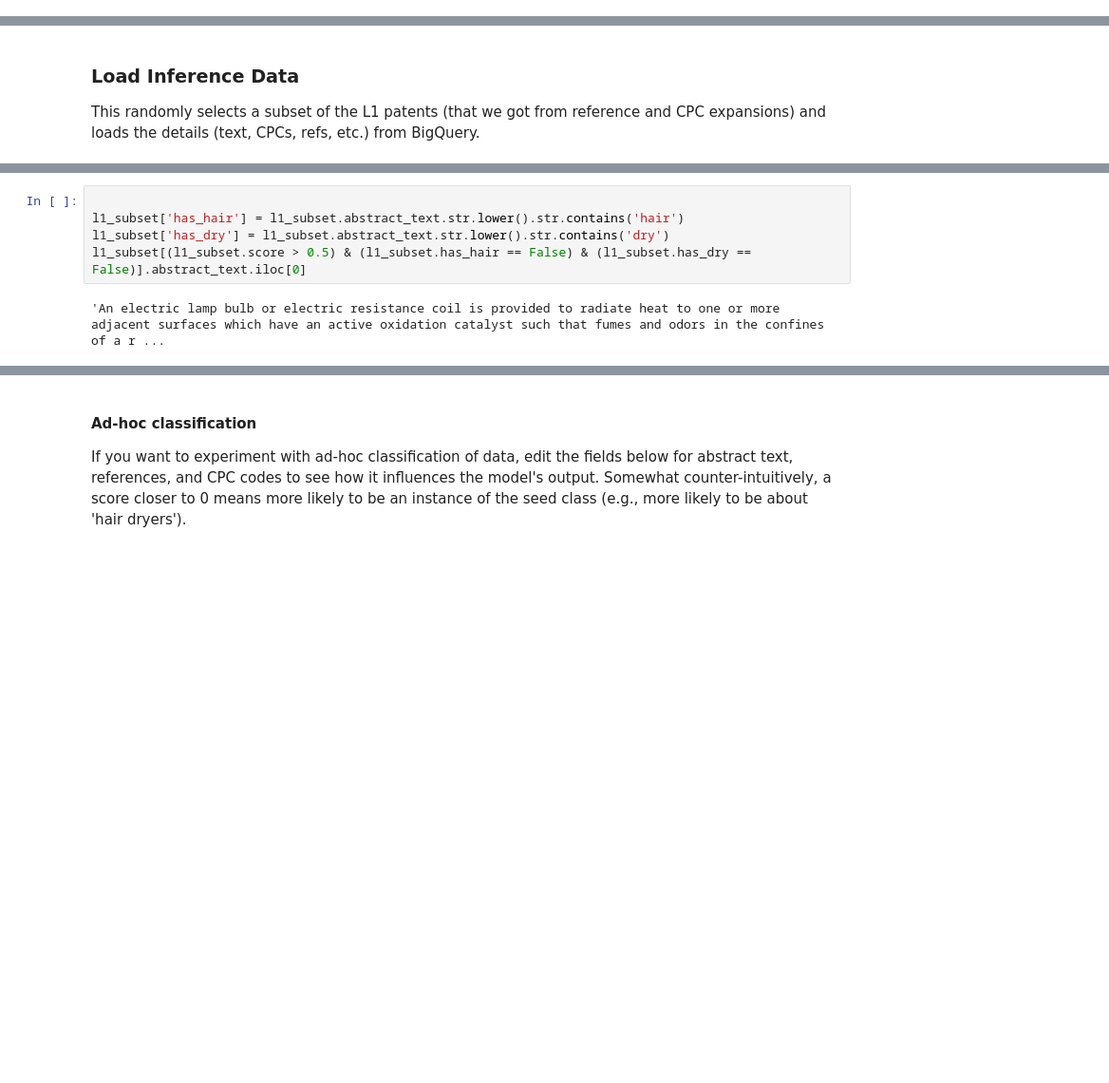
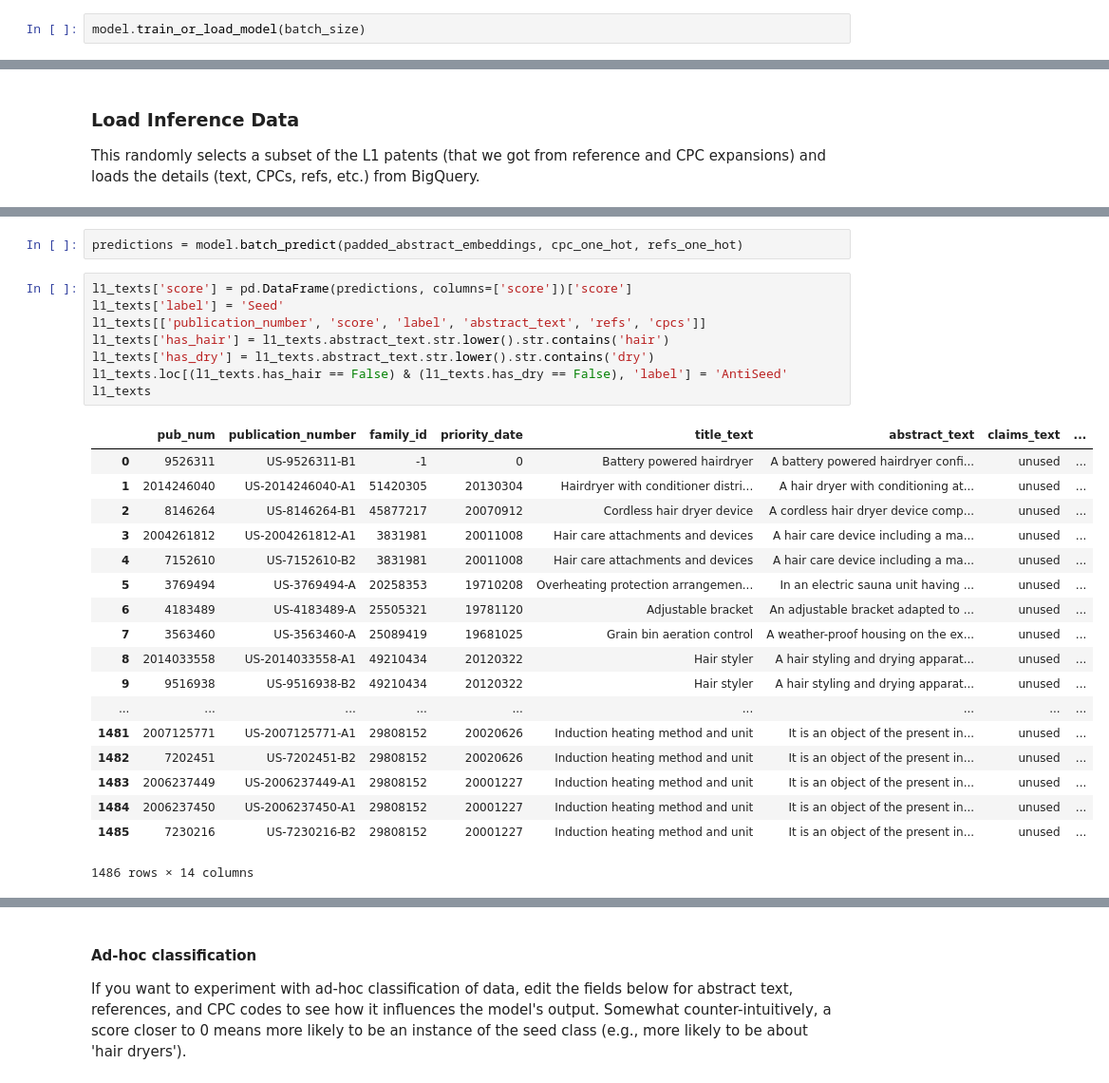
Before and after one commit to google/patents-public-data, a Jupyter notebook: LandscapeNotebook.ipynb, the cells around one changed output, grey strips where cells are left out. Shown at 95% size. Cells and saved outputs as stored; diff of their text form; blank space fills up the shorter version.

```diff
--- a/LandscapeNotebook.ipynb
+++ b/LandscapeNotebook.ipynb
@@ -369,0 +247,2 @@ None
+# %%
+model.train_or_load_model(batch_size)
@@ -452,7 +285,29 @@ l1_subset['score'] = pd.DataFrame(predictions, columns=['score'])['score']
+# %%
+predictions = model.batch_predict(padded_abstract_embeddings, cpc_one_hot, refs_one_hot)
 # %%
-
-l1_subset['has_hair'] = l1_subset.abstract_text.str.lower().str.contains('hair')
-l1_subset['has_dry'] = l1_subset.abstract_text.str.lower().str.contains('dry')
-l1_subset[(l1_subset.score > 0.5) & (l1_subset.has_hair == False) & (l1_subset.has_dry == False)].abstract_text.iloc[0]
+l1_texts['score'] = pd.DataFrame(predictions, columns=['score'])['score']
+l1_texts['label'] = 'Seed'
+l1_texts[['publication_number', 'score', 'label', 'abstract_text', 'refs', 'cpcs']]
+l1_texts['has_hair'] = l1_texts.abstract_text.str.lower().str.contains('hair')
+l1_texts['has_dry'] = l1_texts.abstract_text.str.lower().str.contains('dry')
+l1_texts.loc[(l1_texts.has_hair == False) & (l1_texts.has_dry == False), 'label'] = 'AntiSeed'
+l1_texts
 # %% [output]
+|  | pub_num | publication_number | family_id | priority_date | title_text | abstract_text | claims_text | ... |
+| 0 | 9526311 | US-9526311-B1 | -1 | 0 | Battery powered hairdryer | A battery powered hairdryer confi... | unused | ... |
+| 1 | 2014246040 | US-2014246040-A1 | 51420305 | 20130304 | Hairdryer with conditioner distri... | A hair dryer with conditioning at... | unused | ... |
+| 2 | 8146264 | US-8146264-B1 | 45877217 | 20070912 | Cordless hair dryer device | A cordless hair dryer device comp... | unused | ... |
+| 3 | 2004261812 | US-2004261812-A1 | 3831981 | 20011008 | Hair care attachments and devices | A hair care device including a ma... | unused | ... |
+| 4 | 7152610 | US-7152610-B2 | 3831981 | 20011008 | Hair care attachments and devices | A hair care device including a ma... | unused | ... |
+| 5 | 3769494 | US-3769494-A | 20258353 | 19710208 | Overheating protection arrangemen... | In an electric sauna unit having ... | unused | ... |
+| 6 | 4183489 | US-4183489-A | 25505321 | 19781120 | Adjustable bracket | An adjustable bracket adapted to ... | unused | ... |
+| 7 | 3563460 | US-3563460-A | 25089419 | 19681025 | Grain bin aeration control | A weather-proof housing on the ex... | unused | ... |
+| 8 | 2014033558 | US-2014033558-A1 | 49210434 | 20120322 | Hair styler | A hair styling and drying apparat... | unused | ... |
+| 9 | 9516938 | US-9516938-B2 | 49210434 | 20120322 | Hair styler | A hair styling and drying apparat... | unused | ... |
+| ... | ... | ... | ... | ... | ... | ... | ... | ... |
+| 1481 | 2007125771 | US-2007125771-A1 | 29808152 | 20020626 | Induction heating method and unit | It is an object of the present in... | unused | ... |
+| 1482 | 7202451 | US-7202451-B2 | 29808152 | 20020626 | Induction heating method and unit | It is an object of the present in... | unused | ... |
+| 1483 | 2006237449 | US-2006237449-A1 | 29808152 | 20001227 | Induction heating method and unit | It is an object of the present in... | unused | ... |
+| 1484 | 2006237450 | US-2006237450-A1 | 29808152 | 20001227 | Induction heating method and unit | It is an object of the present in... | unused | ... |
+| 1485 | 7230216 | US-7230216-B2 | 29808152 | 20001227 | Induction heating method and unit | It is an object of the present in... | unused | ... |
-'An electric lamp bulb or electric resistance coil is provided to radiate heat to one or more adjacent surfaces which have an active oxidation catalyst such that fumes and odors in the confines of a r ...
+1486 rows × 14 columns
```
Also changed, not shown: parts of 32 cells of this notebook, 4 other files.
